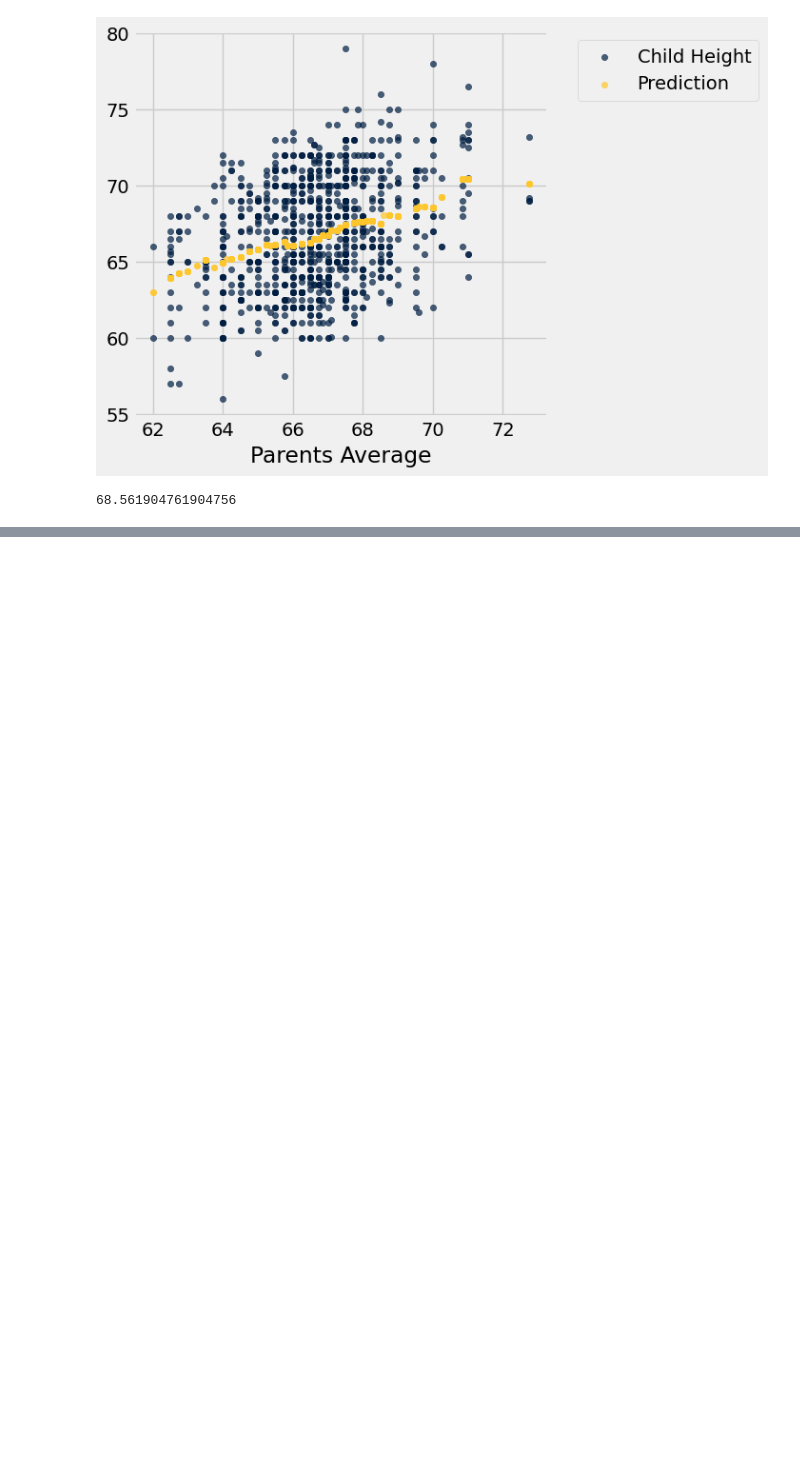
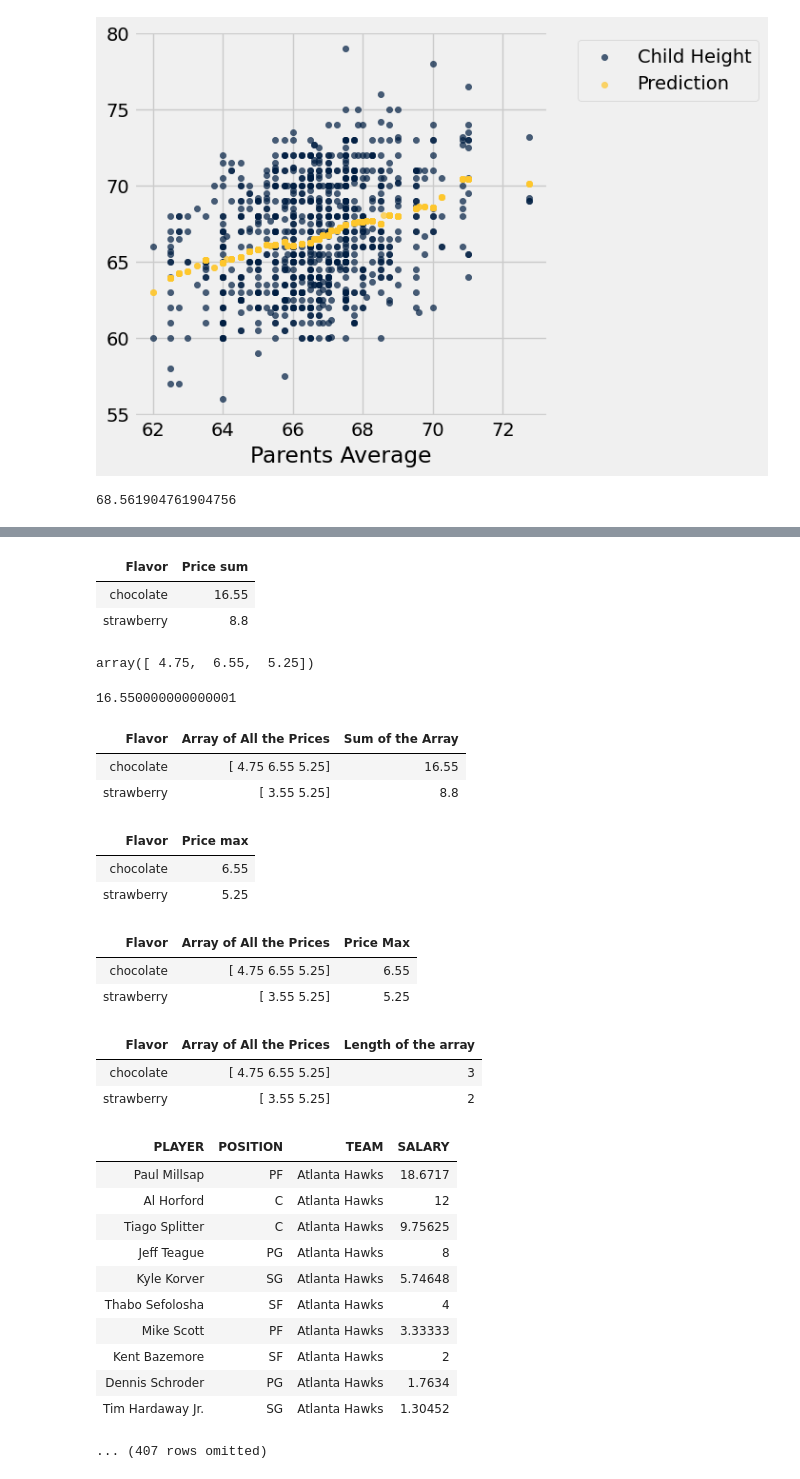
Before and after one commit to Matthew-HMS/Datascience101, a Jupyter notebook: Function.ipynb, the cells around one changed output, grey strips where cells are left out. Drawn from its saved outputs; the diff is of its cells as text; code cells hidden in the pictures; blank space fills up the shorter version.

```diff
--- a/Function.ipynb
+++ b/Function.ipynb
@@ -149,0 +182,75 @@ predict_child_height(70)
+# %%
+cones.group('Flavor', sum)
+# %% [output]
+| Flavor | Price sum |
+| chocolate | 16.55 |
+| strawberry | 8.8 |
+# %%
+cones.where('Flavor', 'chocolate').column('Price')
+# %% [output]
+array([ 4.75,  6.55,  5.25])
+# %%
+sum(cones.where('Flavor', 'chocolate').column('Price'))
+# %% [output]
+16.550000000000001
+# %%
+# For each distinct value in `Flavor, access all the rows
+# and create an array of `Price`
+
+cones_choc = cones.where('Flavor', are.equal_to('chocolate')).column('Price')
+cones_strawb = cones.where('Flavor', are.equal_to('strawberry')).column('Price')
+
+# Display the arrays in a table
+
+grouped_cones = Table().with_columns(
+    'Flavor', make_array('chocolate', 'strawberry'),
+    'Array of All the Prices', make_array(cones_choc, cones_strawb)
+)
+
+# Append a column with the sum of the `Price` values in each array
+
+price_totals = grouped_cones.with_column(
+    'Sum of the Array', make_array(sum(cones_choc), sum(cones_strawb))
+)
+price_totals
+# %% [output]
+| Flavor | Array of All the Prices | Sum of the Array |
+| chocolate | [ 4.75 6.55 5.25] | 16.55 |
+| strawberry | [ 3.55 5.25] | 8.8 |
+# %%
+cones.group('Flavor', max)
+# %% [output]
+| Flavor | Price max |
+| chocolate | 6.55 |
+| strawberry | 5.25 |
+# %%
+prices_max = grouped_cones.with_column("Price Max", make_array(max(cones_choc), max(cones_strawb)))
+prices_max
+# %% [output]
+| Flavor | Array of All the Prices | Price Max |
+| chocolate | [ 4.75 6.55 5.25] | 6.55 |
+| strawberry | [ 3.55 5.25] | 5.25 |
+# %%
+lengths = grouped_cones.with_column("Length of the array", make_array(len(cones_choc), len(cones_strawb)))
+lengths
+# %% [output]
+| Flavor | Array of All the Prices | Length of the array |
+| chocolate | [ 4.75 6.55 5.25] | 3 |
+| strawberry | [ 3.55 5.25] | 2 |
+# %%
+nba1 = Table.read_table('https://raw.githubusercontent.com/yu-to-chen/data-science/master/assets/data/nba_salaries.csv')
+nba = nba1.relabeled(3, 'SALARY')
+nba
+# %% [output]
+| PLAYER | POSITION | TEAM | SALARY |
+| Paul Millsap | PF | Atlanta Hawks | 18.6717 |
+| Al Horford | C | Atlanta Hawks | 12 |
+| Tiago Splitter | C | Atlanta Hawks | 9.75625 |
+| Jeff Teague | PG | Atlanta Hawks | 8 |
+| Kyle Korver | SG | Atlanta Hawks | 5.74648 |
+| Thabo Sefolosha | SF | Atlanta Hawks | 4 |
+| Mike Scott | PF | Atlanta Hawks | 3.33333 |
+| Kent Bazemore | SF | Atlanta Hawks | 2 |
+| Dennis Schroder | PG | Atlanta Hawks | 1.7634 |
+| Tim Hardaway Jr. | SG | Atlanta Hawks | 1.30452 |
+... (407 rows omitted)
```
Also changed, not shown: parts of 13 cells of this notebook.
